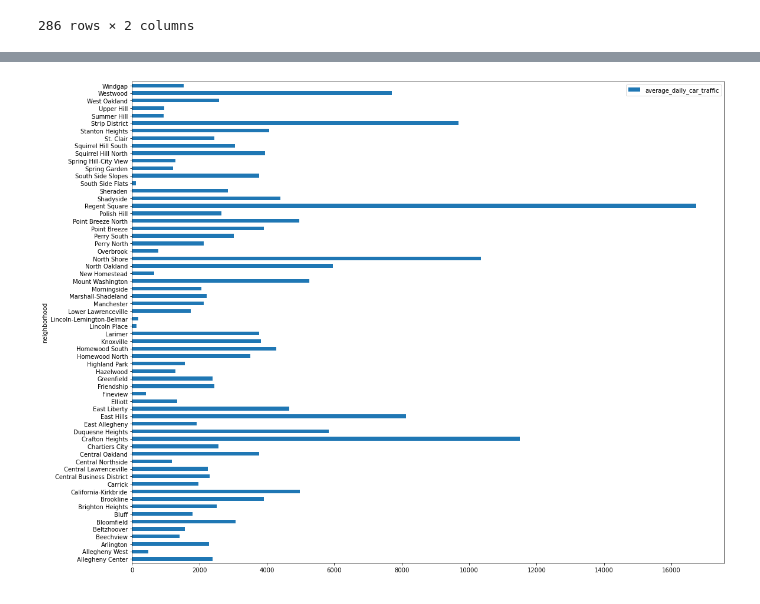
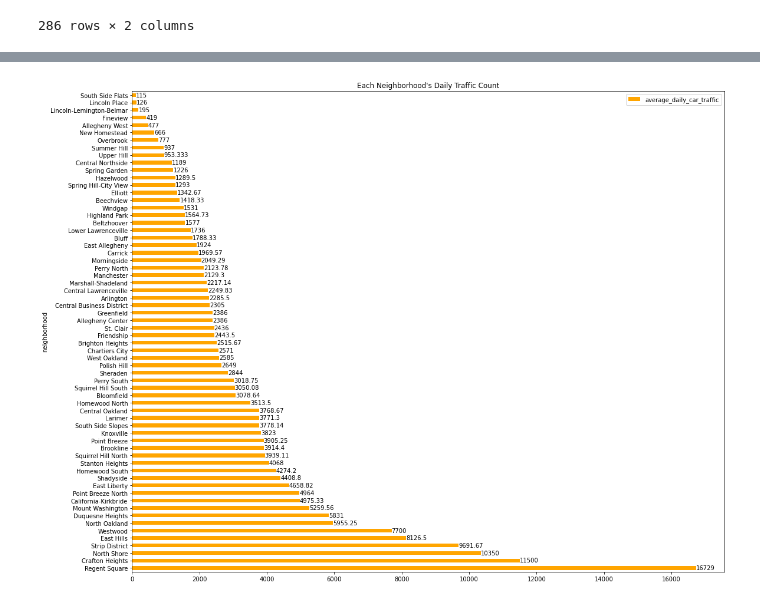
Before and after one commit to drew-whiteside/cmpinf_0010_final, a Jupyter notebook: Conor_CMPINF_final.ipynb, the cells around one changed output, grey strips where cells are left out. Cells and saved outputs as stored; diff of their text form; code cells hidden in the pictures.

```diff
--- a/Conor_CMPINF_final.ipynb
+++ b/Conor_CMPINF_final.ipynb
@@ -149,5 +93,0 @@ Name: neighborhood, Length: 64, dtype: int64
-# %%
-best_hood=dfT3.sort_values(['average_daily_car_traffic','neighborhood'])\
-                                   .groupby('neighborhood')\
-                                   .mean()\
-                                   .reset_index()
@@ -170,4 +94,14 @@ best_hood
-# %%
-ax = best_hood.plot.barh(x='neighborhood', y='average_daily_car_traffic', figsize=(18,15))
-# %% [output]
-[figure, removed]
+# %%
+df_sorted=best_hood.sort_values('average_daily_car_traffic', ascending= False)
+## graph is descending order of heaviest traffic to lightest traffic.
+
+ax_sort = df_sorted.plot.barh(x='neighborhood',
+                         y='average_daily_car_traffic',
+                        figsize=(18,15),
+                       title= "Each Neighborhood's Daily Traffic Count",
+                        color="orange")
+
+for container in ax_sort.containers:
+    ax_sort.bar_label(container)
+# %% [output]
+[figure, added]
```
Also changed, not shown: parts of 8 cells of this notebook.
